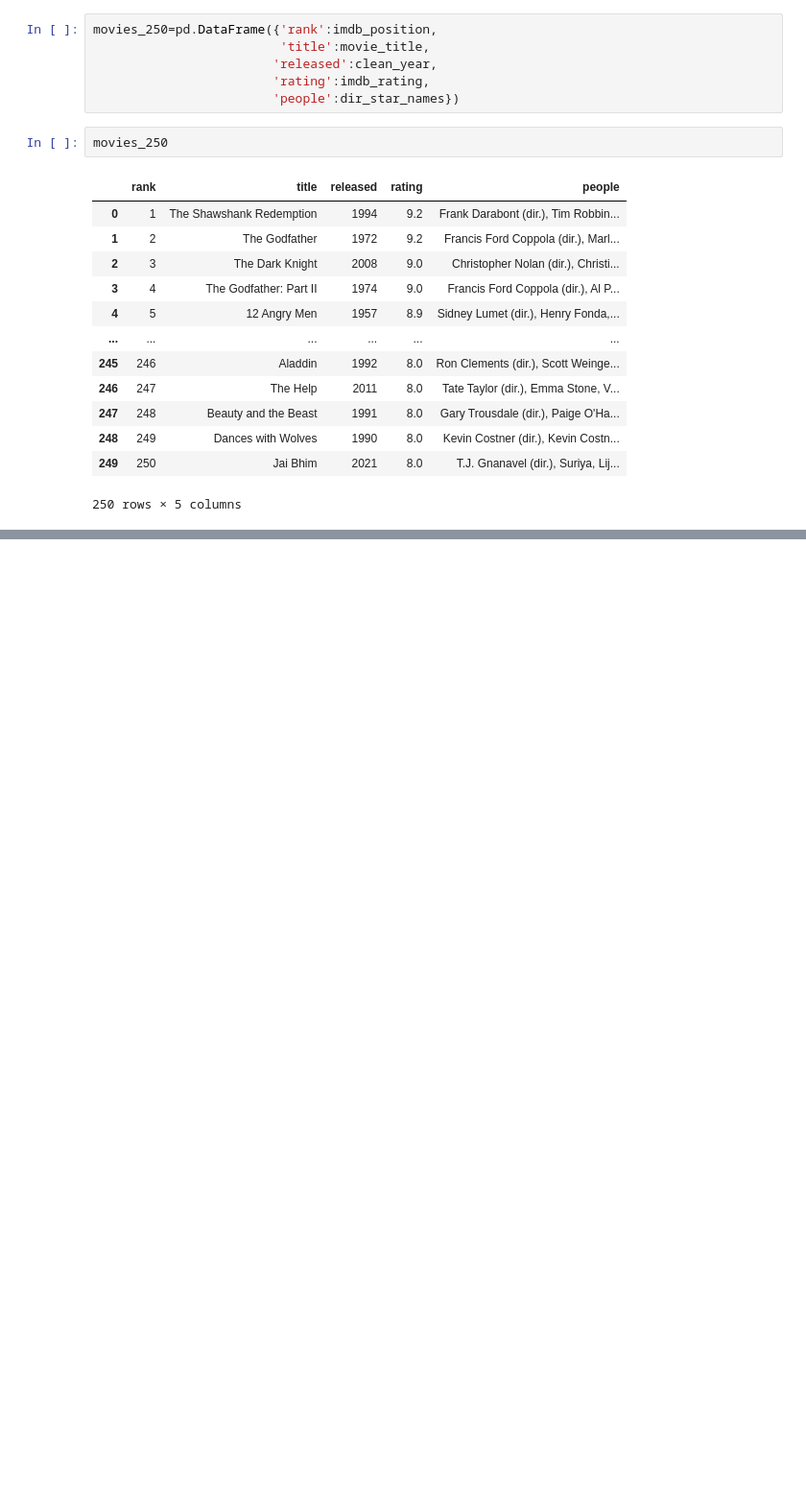
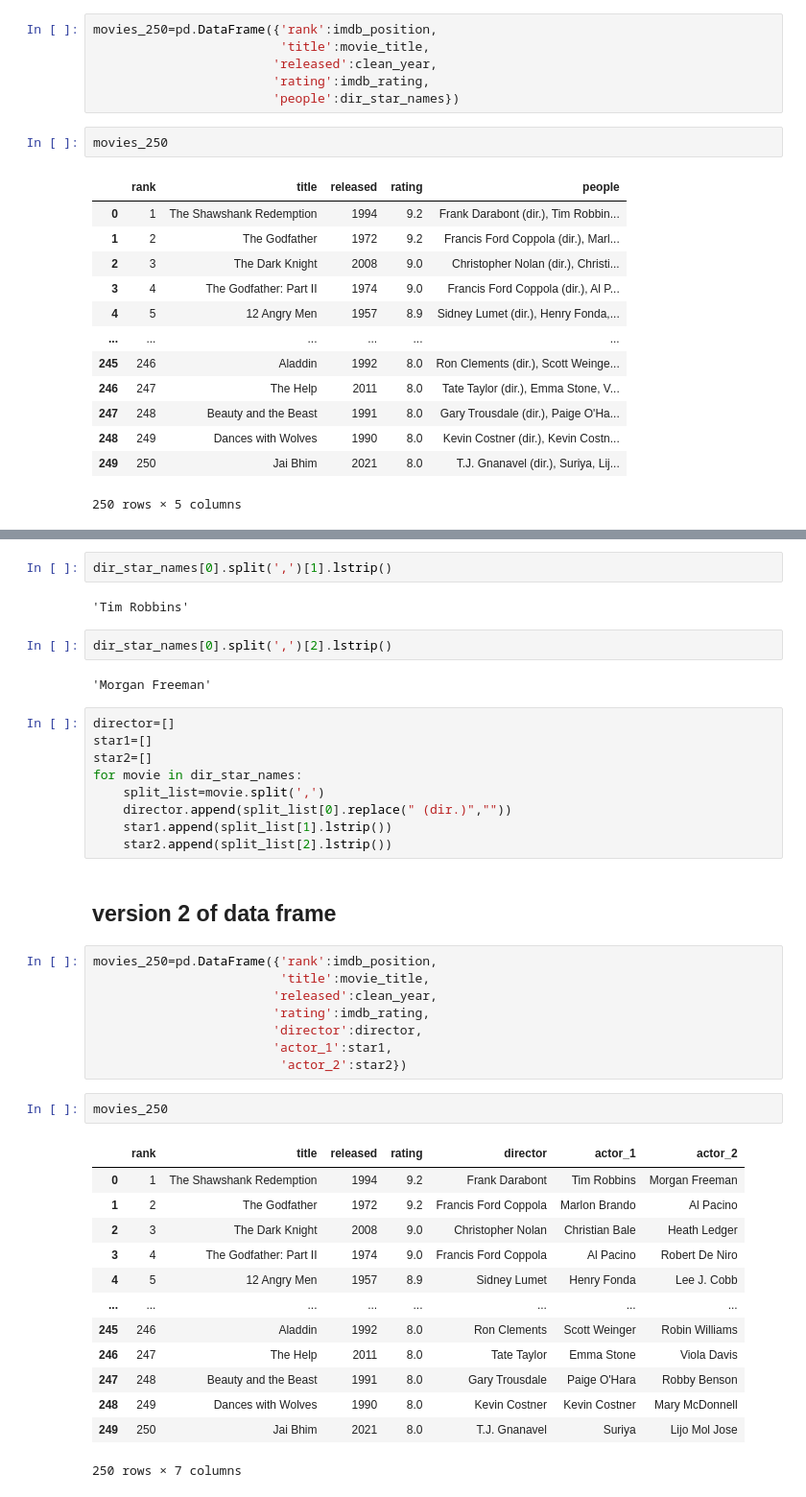
Before and after one commit to student-IH-labs-and-stuff/BCNDATA2022, a Jupyter notebook: ClassMaterials/Week7/sians_notebooks/webscrape_one_page.ipynb, the cells around one changed output, grey strips where cells are left out. Shown at 96% size. Drawn from its saved outputs; the diff is of its cells as text; blank space fills up the shorter version.

```diff
--- a/ClassMaterials/Week7/sians_notebooks/webscrape_one_page.ipynb
+++ b/ClassMaterials/Week7/sians_notebooks/webscrape_one_page.ipynb
@@ -484,0 +509,43 @@ movies_250
+# %%
+dir_star_names[0].split(',')[1].lstrip()
+# %% [output]
+'Tim Robbins'
+# %%
+dir_star_names[0].split(',')[2].lstrip()
+# %% [output]
+'Morgan Freeman'
+# %%
+director=[]
+star1=[]
+star2=[]
+for movie in dir_star_names:
+    split_list=movie.split(',')
+    director.append(split_list[0].replace(" (dir.)",""))
+    star1.append(split_list[1].lstrip())
+    star2.append(split_list[2].lstrip())
+# %% [markdown]
+## version 2 of data frame
+# %%
+movies_250=pd.DataFrame({'rank':imdb_position,
+                         'title':movie_title,
+                        'released':clean_year,
+                        'rating':imdb_rating,
+                        'director':director,
+                        'actor_1':star1,
+                         'actor_2':star2})
+# %%
+movies_250
+# %% [output]
+|  | rank | title | released | rating | director | actor_1 | actor_2 |
+| 0 | 1 | The Shawshank Redemption | 1994 | 9.2 | Frank Darabont | Tim Robbins | Morgan Freeman |
+| 1 | 2 | The Godfather | 1972 | 9.2 | Francis Ford Coppola | Marlon Brando | Al Pacino |
+| 2 | 3 | The Dark Knight | 2008 | 9.0 | Christopher Nolan | Christian Bale | Heath Ledger |
+| 3 | 4 | The Godfather: Part II | 1974 | 9.0 | Francis Ford Coppola | Al Pacino | Robert De Niro |
+| 4 | 5 | 12 Angry Men | 1957 | 8.9 | Sidney Lumet | Henry Fonda | Lee J. Cobb |
+| ... | ... | ... | ... | ... | ... | ... | ... |
+| 245 | 246 | Aladdin | 1992 | 8.0 | Ron Clements | Scott Weinger | Robin Williams |
+| 246 | 247 | The Help | 2011 | 8.0 | Tate Taylor | Emma Stone | Viola Davis |
+| 247 | 248 | Beauty and the Beast | 1991 | 8.0 | Gary Trousdale | Paige O'Hara | Robby Benson |
+| 248 | 249 | Dances with Wolves | 1990 | 8.0 | Kevin Costner | Kevin Costner | Mary McDonnell |
+| 249 | 250 | Jai Bhim | 2021 | 8.0 | T.J. Gnanavel | Suriya | Lijo Mol Jose |
+250 rows × 7 columns
```
Also changed, not shown: parts of 7 cells of this notebook.
